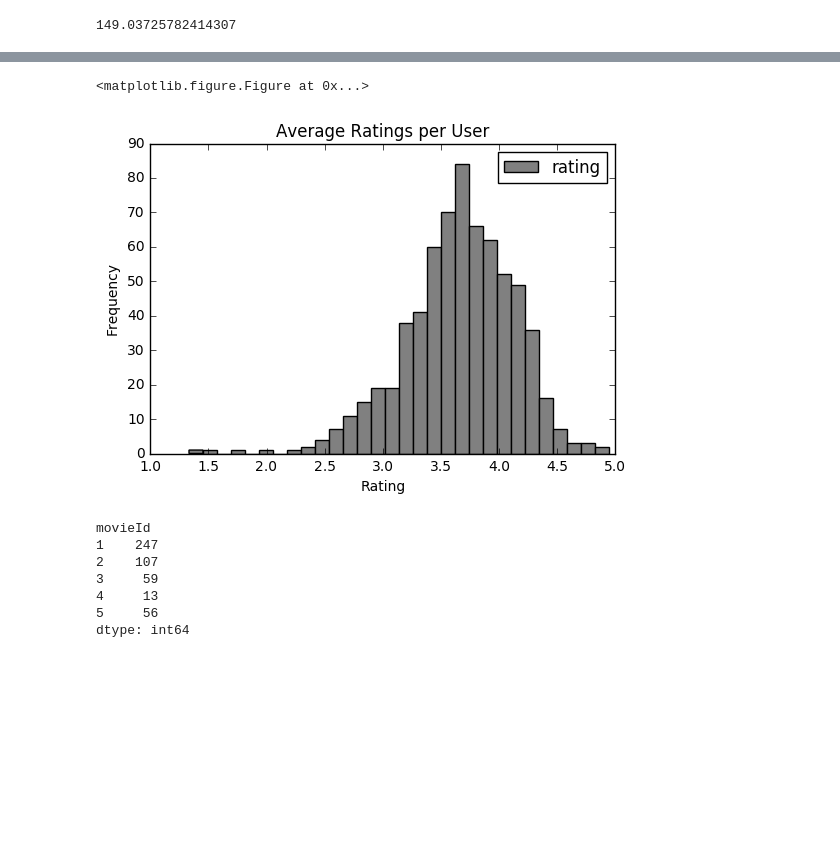
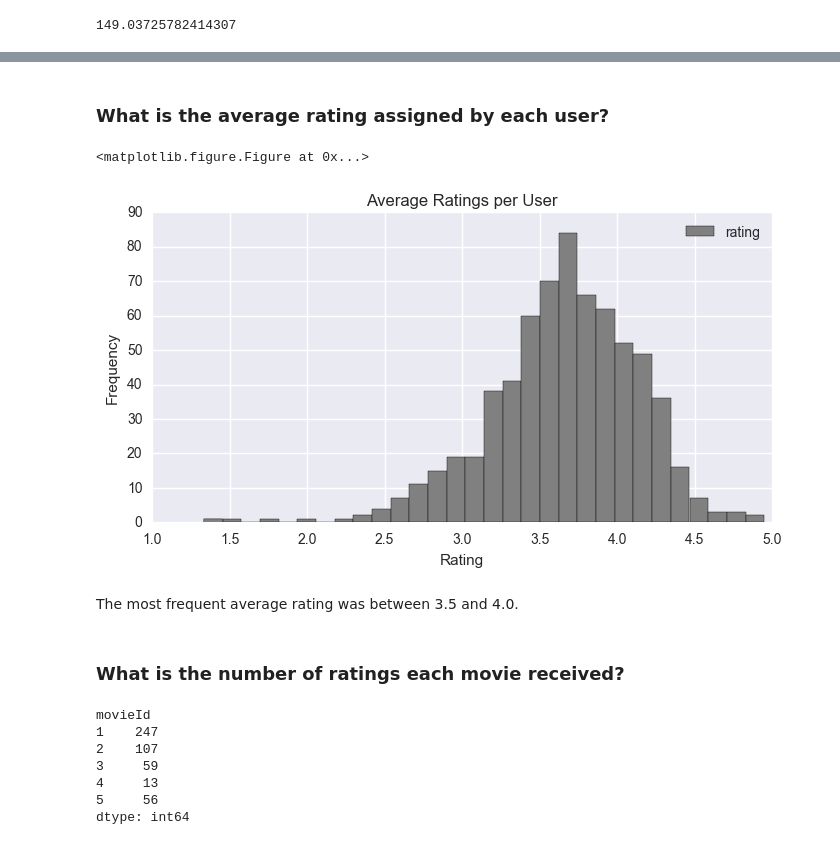
Before and after one commit to sgiorgetta/RecommenderSystem, a Jupyter notebook: MovieLensDataExploration.ipynb, the cells around one changed output, grey strips where cells are left out. Drawn from its saved outputs; the diff is of its cells as text; code cells hidden in the pictures; blank space fills up the shorter version.

```diff
--- a/MovieLensDataExploration.ipynb
+++ b/MovieLensDataExploration.ipynb
@@ -6,0 +1,13 @@ from matplotlib import colors
+# %%
+%matplotlib inline
+
+#import packages
+import matplotlib.pyplot as plt
+import numpy as np
+import pandas as pd
+import seaborn as sns
+
+from matplotlib import colors
+
+sns.set_palette("deep", desat=.6)
+sns.set_context(rc={"figure.figsize": (8,4)})
@@ -201,0 +226,13 @@ df.head()
+# %%
+# Let's take the log of "ratingsperuser" and replot
+plt.figure(figsize=(8, 5))
+ax = plt.subplot(111)
+ax.spines["top"].set_visible(False)
+ax.spines["right"].set_visible(False)
+ax.get_xaxis().tick_bottom()
+ax.get_yaxis().tick_left()
+np.log(ratingsperuser).plot.hist(bins=50,color='grey')
+plt.xlabel('Log(Number of Ratings)')
+plt.title('Number of Ratings per User')
+plt.savefig('log_num_ratings_per_user')
+plt.show()
@@ -202,21 +241,28 @@ df.head()
+# %% [markdown]
+### What is the average rating assigned by each user?
 # %%
 # what is the average rating assigned by a user?
-udf = df[['userId','rating']].groupby('userId').mean()
+user_df = df[['userId','rating']].groupby('userId').mean()
 # %%
 # create a histogram of the average rating assigned by a user and see if it is a normal distribution
 plt.figure()
 #ax = plt.subplot(111)
 ax.spines["top"].set_visible(False)
 ax.spines["right"].set_visible(False)
 ax.get_xaxis().tick_bottom()
 ax.get_yaxis().tick_left()
-udf.plot.hist(bins=30,color='grey')
+user_df.plot.hist(bins=30,color='grey')
 plt.xlabel('Rating')
 plt.title('Average Ratings per User')
+plt.savefig('avg_ratings_per_user')
 plt.show()
 # %% [output]
 <matplotlib.figure.Figure at 0x...>
-[figure, old version]
+[figure, new version]
+# %% [markdown]
+The most frequent average rating was between 3.5 and 4.0.
+# %% [markdown]
+### What is the number of ratings each movie received?
 # %%
 # we want to know what the average rating of each movie was and how many ratings each movie received
 # create a dataframe called mdf that contains the movieId and rating
```
Also changed, not shown: parts of 96 cells of this notebook, 1 other file.
